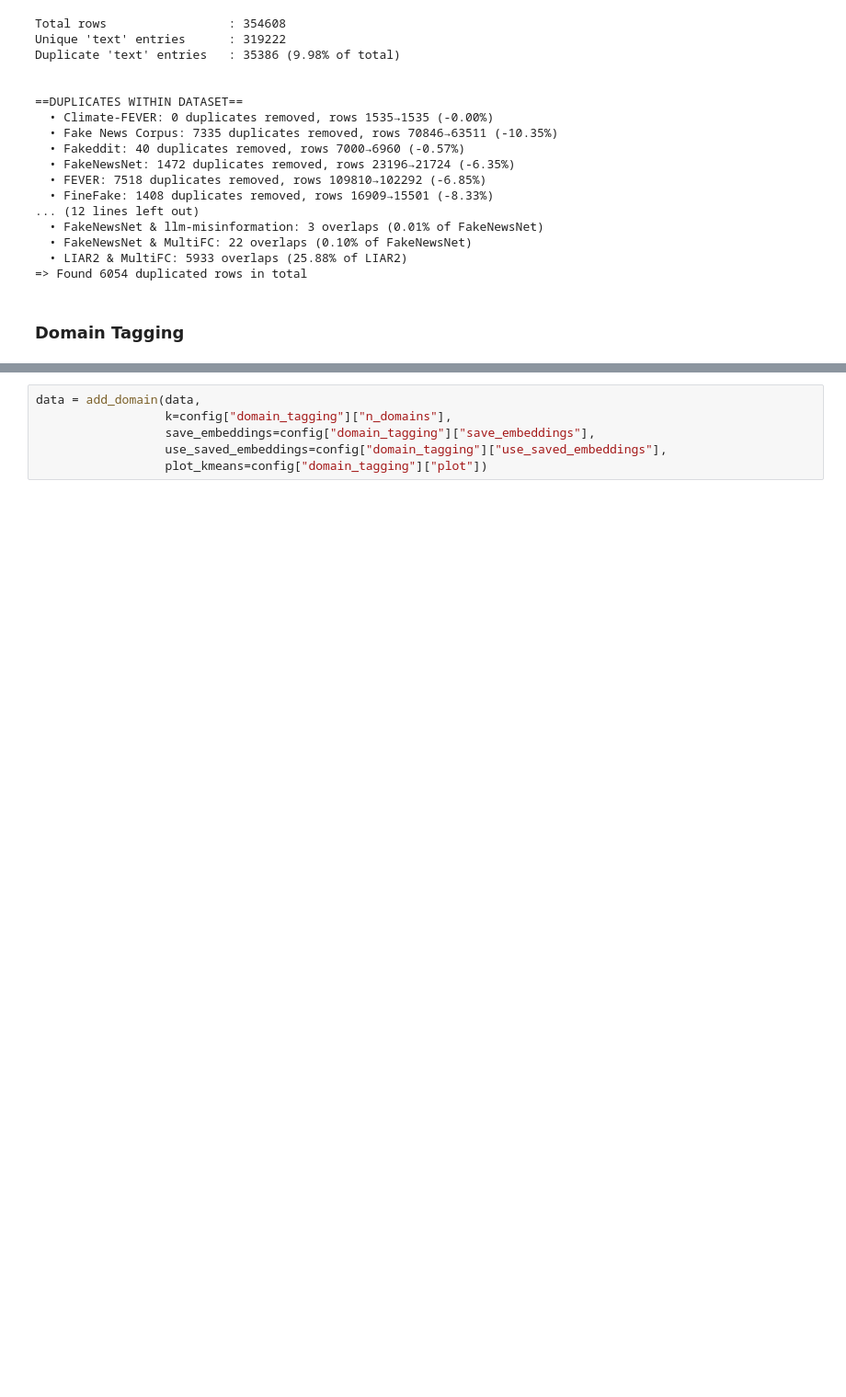
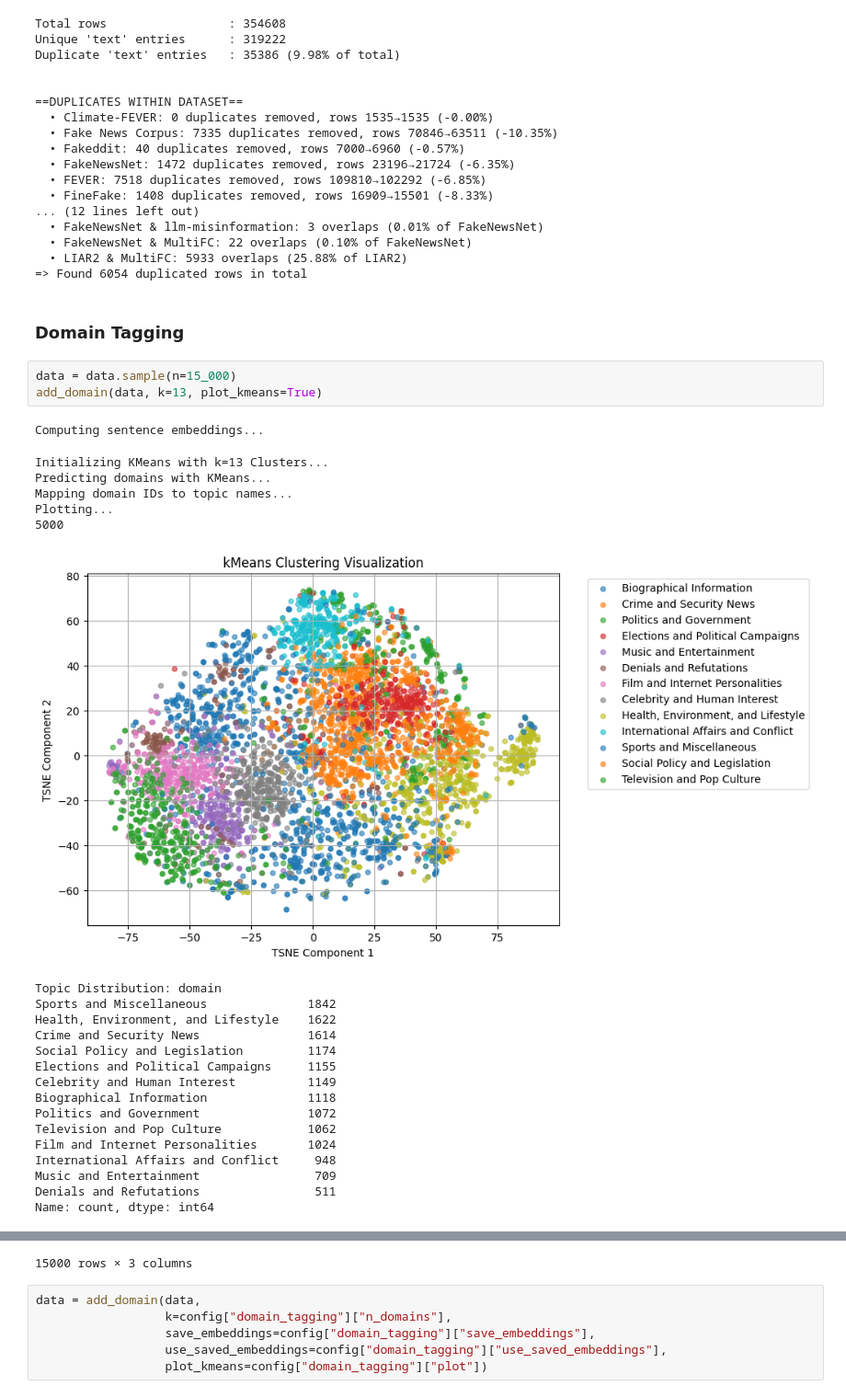
Before and after one commit to MaxiSmplx/bachelor_thesis_dann_fake_news, a Jupyter notebook: pipeline/pipeline.ipynb, the cells around one changed output, grey strips where cells are left out. Shown: that part at 92% size. Cells and saved outputs as stored; diff of their text form; blank space fills up the shorter version.

Commit message:
kMeans visualization

```diff
--- a/pipeline/pipeline.ipynb
+++ b/pipeline/pipeline.ipynb
@@ -74,3 +74,29 @@ Duplicate 'text' entries   : 35386 (9.98% of total)
 => Found 6054 duplicated rows in total
 # %% [markdown]
 ### Domain Tagging
+# %%
+data = data.sample(n=15_000)
+add_domain(data, k=13, plot_kmeans=True)
+# %% [output]
+Computing sentence embeddings...
+Initializing KMeans with k=13 Clusters...
+Predicting domains with KMeans...
+Mapping domain IDs to topic names...
+Plotting...
+5000
+[figure, added]
+Topic Distribution: domain
+Sports and Miscellaneous              1842
+Health, Environment, and Lifestyle    1622
+Crime and Security News               1614
+Social Policy and Legislation         1174
+Elections and Political Campaigns     1155
+Celebrity and Human Interest          1149
+Biographical Information              1118
+Politics and Government               1072
+Television and Pop Culture            1062
+Film and Internet Personalities       1024
+International Affairs and Conflict     948
+Music and Entertainment                709
+Denials and Refutations                511
+Name: count, dtype: int64
@@ -77,3 +115,4 @@ Duplicate 'text' entries   : 35386 (9.98% of total)
+15000 rows × 3 columns
 # %%
 data = add_domain(data,
                   k=config["domain_tagging"]["n_domains"],
```
Also changed, not shown: parts of 1 cell of this notebook, 4 other files.
